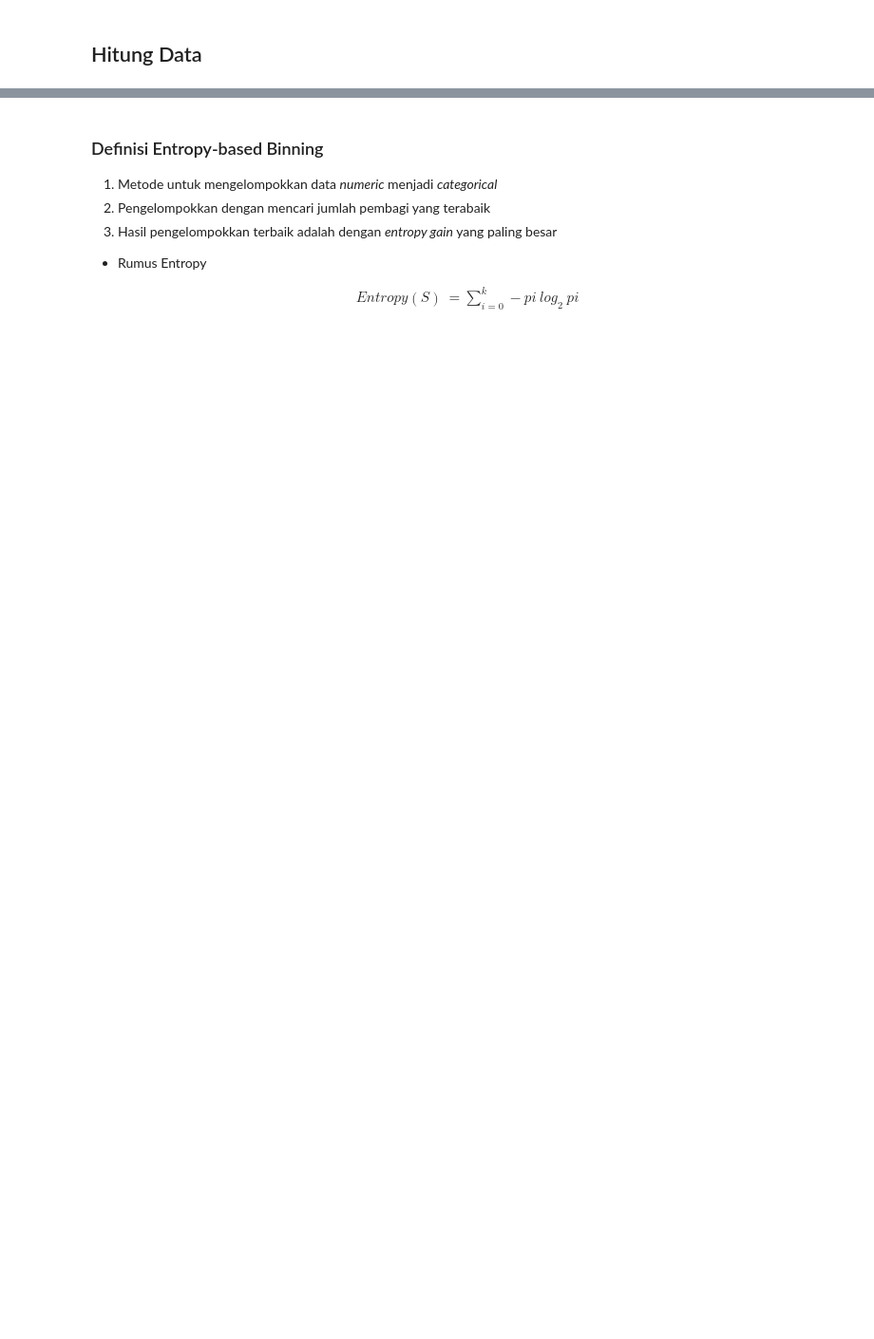
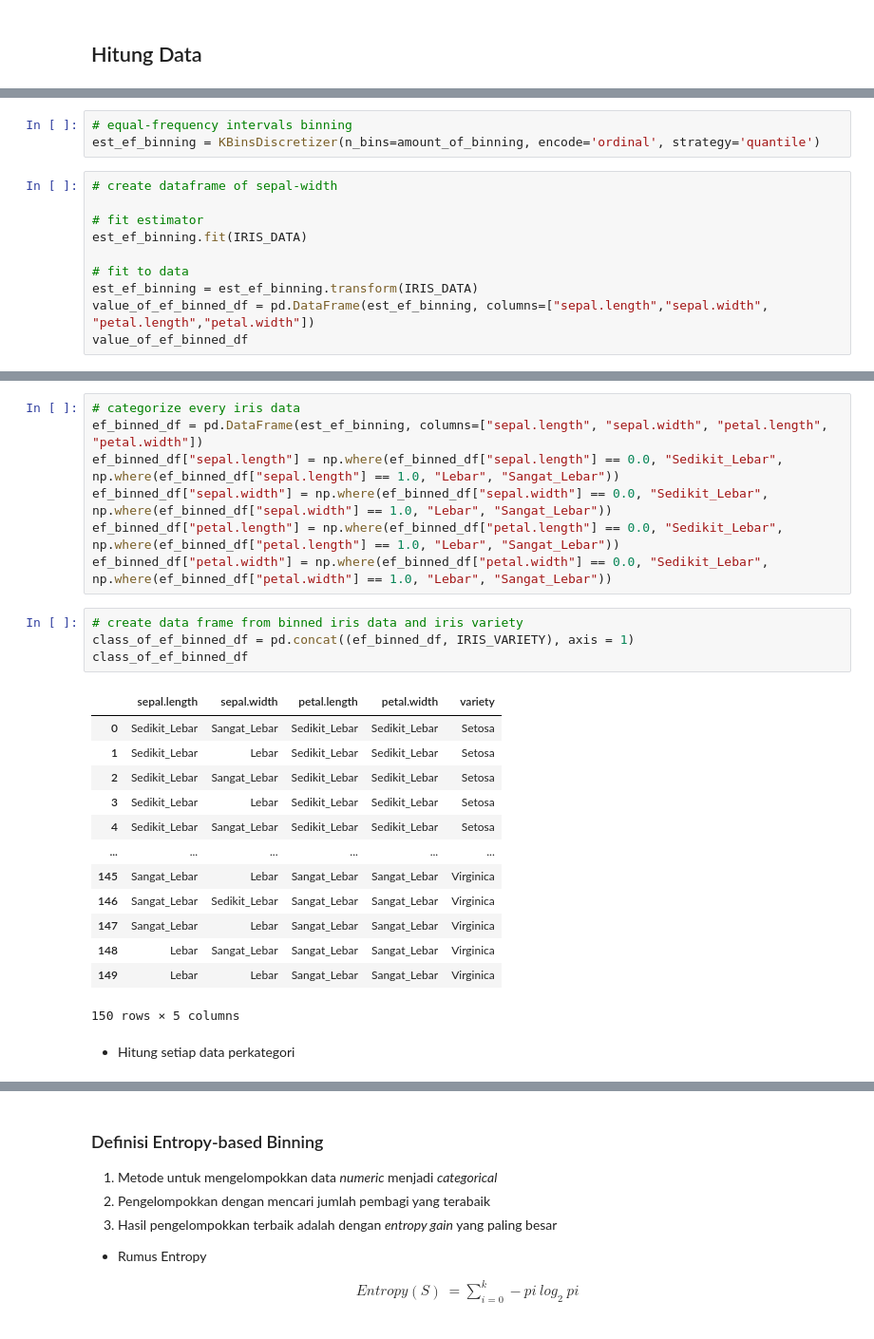
Before and after one commit to MuhammadKurniaSani-me/datamining, a Jupyter notebook: _sources/notebooks-assignement/Tugas-2.ipynb, the cells around one changed output, grey strips where cells are left out. Shown at 95% size. Drawn from its saved outputs; the diff is of its cells as text; blank space fills up the shorter version.

```diff
--- a/_sources/notebooks-assignement/Tugas-2.ipynb
+++ b/_sources/notebooks-assignement/Tugas-2.ipynb
@@ -512,0 +180,13 @@ Name: petal.length, dtype: int64
+# %%
+# equal-frequency intervals binning
+est_ef_binning = KBinsDiscretizer(n_bins=amount_of_binning, encode='ordinal', strategy='quantile')
+# %%
+# create dataframe of sepal-width
+
+# fit estimator
+est_ef_binning.fit(IRIS_DATA)
+
+# fit to data
+est_ef_binning = est_ef_binning.transform(IRIS_DATA)
+value_of_ef_binned_df = pd.DataFrame(est_ef_binning, columns=["sepal.length","sepal.width", "petal.length","petal.width"])
+value_of_ef_binned_df
@@ -512,0 +207,27 @@ Name: petal.length, dtype: int64
+# %%
+# categorize every iris data
+ef_binned_df = pd.DataFrame(est_ef_binning, columns=["sepal.length", "sepal.width", "petal.length", "petal.width"])
+ef_binned_df["sepal.length"] = np.where(ef_binned_df["sepal.length"] == 0.0, "Sedikit_Lebar", np.where(ef_binned_df["sepal.length"] == 1.0, "Lebar", "Sangat_Lebar"))
+ef_binned_df["sepal.width"] = np.where(ef_binned_df["sepal.width"] == 0.0, "Sedikit_Lebar", np.where(ef_binned_df["sepal.width"] == 1.0, "Lebar", "Sangat_Lebar"))
+ef_binned_df["petal.length"] = np.where(ef_binned_df["petal.length"] == 0.0, "Sedikit_Lebar", np.where(ef_binned_df["petal.length"] == 1.0, "Lebar", "Sangat_Lebar"))
+ef_binned_df["petal.width"] = np.where(ef_binned_df["petal.width"] == 0.0, "Sedikit_Lebar", np.where(ef_binned_df["petal.width"] == 1.0, "Lebar", "Sangat_Lebar"))
+# %%
+# create data frame from binned iris data and iris variety
+class_of_ef_binned_df = pd.concat((ef_binned_df, IRIS_VARIETY), axis = 1)
+class_of_ef_binned_df
+# %% [output]
+|  | sepal.length | sepal.width | petal.length | petal.width | variety |
+| 0 | Sedikit_Lebar | Sangat_Lebar | Sedikit_Lebar | Sedikit_Lebar | Setosa |
+| 1 | Sedikit_Lebar | Lebar | Sedikit_Lebar | Sedikit_Lebar | Setosa |
+| 2 | Sedikit_Lebar | Sangat_Lebar | Sedikit_Lebar | Sedikit_Lebar | Setosa |
+| 3 | Sedikit_Lebar | Lebar | Sedikit_Lebar | Sedikit_Lebar | Setosa |
+| 4 | Sedikit_Lebar | Sangat_Lebar | Sedikit_Lebar | Sedikit_Lebar | Setosa |
+| ... | ... | ... | ... | ... | ... |
+| 145 | Sangat_Lebar | Lebar | Sangat_Lebar | Sangat_Lebar | Virginica |
+| 146 | Sangat_Lebar | Sedikit_Lebar | Sangat_Lebar | Sangat_Lebar | Virginica |
+| 147 | Sangat_Lebar | Lebar | Sangat_Lebar | Sangat_Lebar | Virginica |
+| 148 | Lebar | Sangat_Lebar | Sangat_Lebar | Sangat_Lebar | Virginica |
+| 149 | Lebar | Lebar | Sangat_Lebar | Sangat_Lebar | Virginica |
+150 rows × 5 columns
+# %% [markdown]
+* Hitung setiap data perkategori
```
Also changed, not shown: parts of 96 cells of this notebook, 6 other files.
